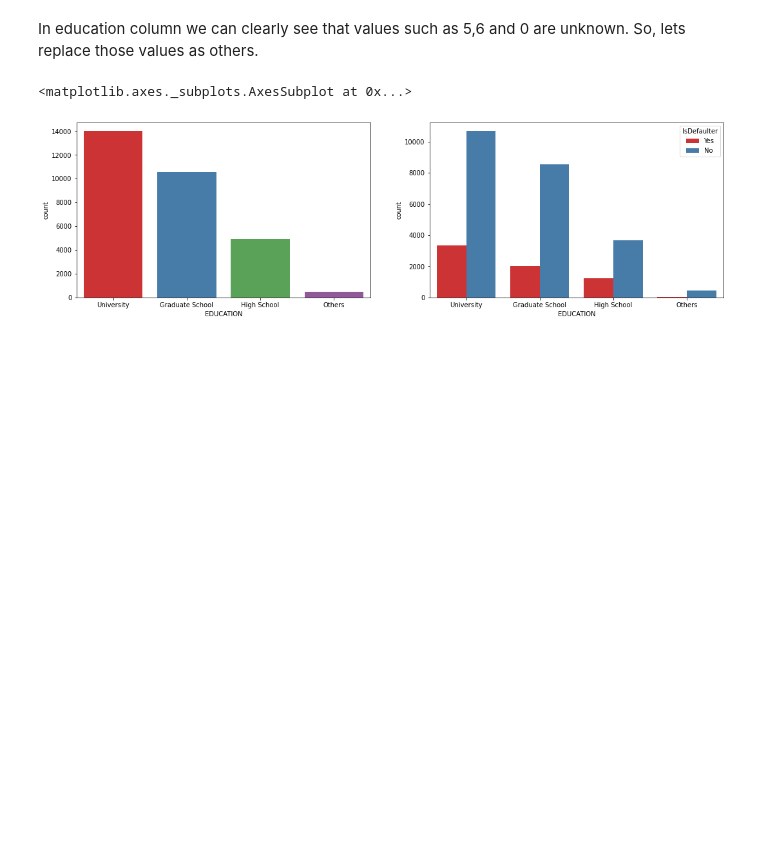
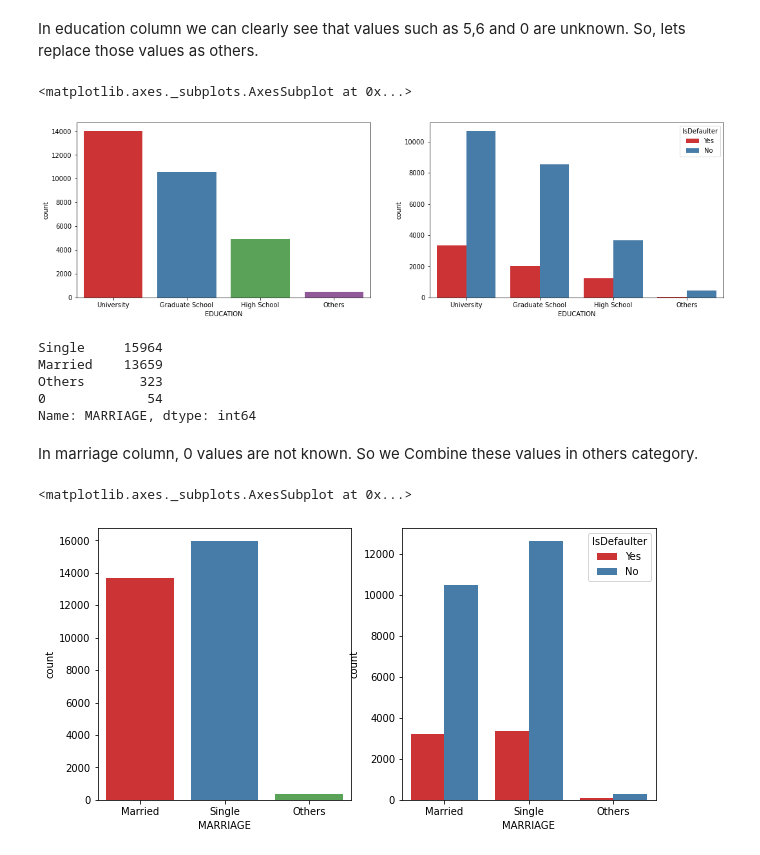
Before and after one commit to roysoni24/Credit-Card-Default-Prediction, a Jupyter notebook: Copy_of_Credit_Card_Default_Prediction_Capstone_Project.ipynb, the cells around one changed output. Saved outputs shown, nothing was run; the diff lists cells and outputs as text; code cells hidden in the pictures; blank space fills up the shorter version.

```diff
--- a/Copy_of_Credit_Card_Default_Prediction_Capstone_Project.ipynb
+++ b/Copy_of_Credit_Card_Default_Prediction_Capstone_Project.ipynb
@@ -322,3 +322,25 @@ sns.countplot(x = 'EDUCATION', hue = 'IsDefaulter',ax = axes[1], data = df, pale
 # %% [output]
 <matplotlib.axes._subplots.AxesSubplot at 0x...>
 [figure]
+# %%
+#category wise values
+df['MARRIAGE'].value_counts()
+# %% [output]
+Single     15964
+Married    13659
+Others       323
+0             54
+Name: MARRIAGE, dtype: int64
+# %% [markdown]
+In marriage column, 0 values are not known. So we Combine these values in others category.
+# %%
+#replacing 0 with Others
+df.MARRIAGE = df.MARRIAGE.replace({0: "Others"})
+# %%
+#count plot for MARRIAGE and with respect to IsDefaulter
+fig, axes = plt.subplots(ncols=2,figsize=(10,5))
+sns.countplot(x = 'MARRIAGE', ax = axes[0], data = df,palette= "Set1")
+sns.countplot(x = 'MARRIAGE', hue = 'IsDefaulter',ax = axes[1], data = df, palette= "Set1")
+# %% [output]
+<matplotlib.axes._subplots.AxesSubplot at 0x...>
+[figure, added]
```
Also changed, not shown: parts of 7 cells of this notebook.
